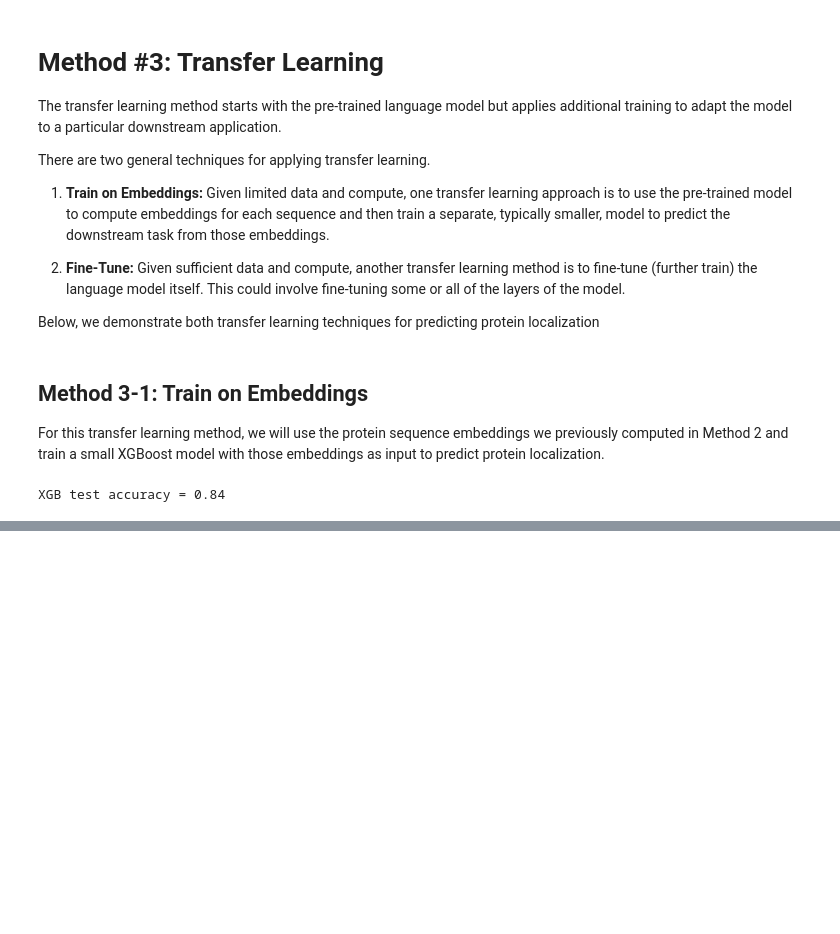
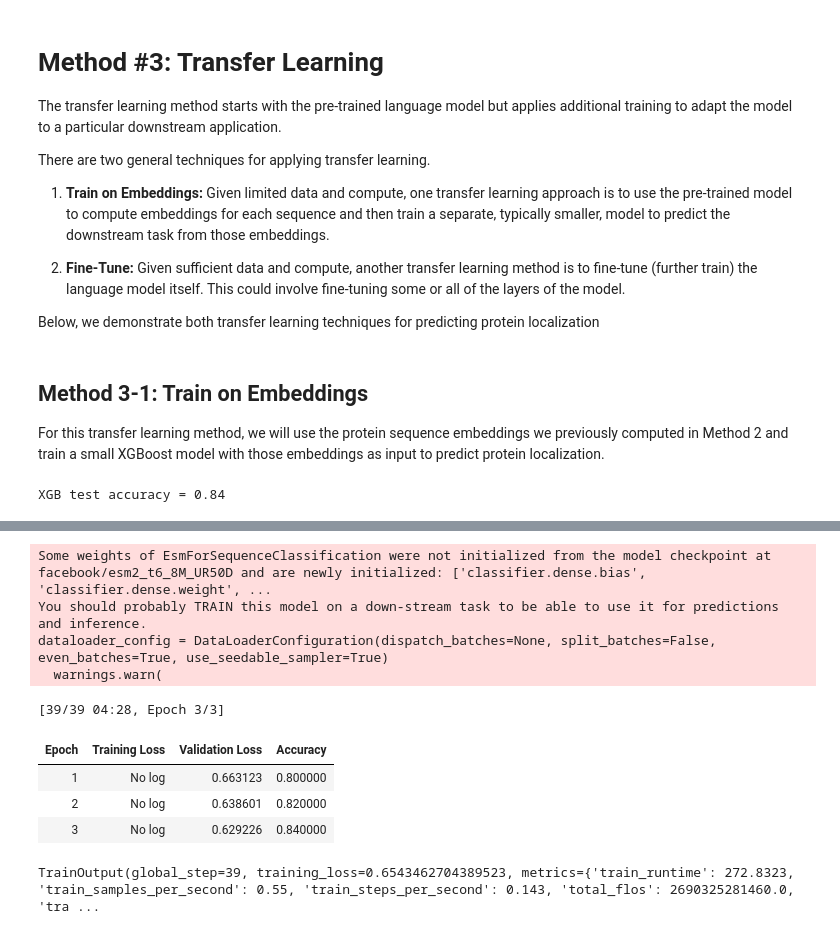
Before and after one commit to swansonk14/language_models_biology, a Jupyter notebook: Protein_Language_Model_Demo.ipynb, the cells around one changed output, grey strips where cells are left out. Drawn from its saved outputs; the diff is of its cells as text; code cells hidden in the pictures; blank space fills up the shorter version.

```diff
--- a/Protein_Language_Model_Demo.ipynb
+++ b/Protein_Language_Model_Demo.ipynb
@@ -458,0 +404,73 @@ TrainOutput(global_step=75, training_loss=0.6280485534667969, metrics={'train_ru
+# %%
+# Specify the ESM2 model
+model_name = "esm2_t6_8M_UR50D"
+model_checkpoint = f"facebook/{model_name}"
+
+# Load a tokenizer that converts amino acids into the format expected by ESM2
+tokenizer = AutoTokenizer.from_pretrained(model_checkpoint)
+
+# Load the ESM2 model
+# Note: Ignore warnings some weights not being initialized since we need this for fine-tuning
+model = AutoModelForSequenceClassification.from_pretrained(model_checkpoint, num_labels=2)
+
+# Tokenize the train and test sequences
+train_tokenized = tokenizer(train["sequences"].tolist())
+test_tokenized = tokenizer(test["sequences"].tolist())
+
+# Convert the train and test sequences into a Dataset object
+train_dataset = Dataset.from_dict(train_tokenized)
+test_dataset = Dataset.from_dict(test_tokenized)
+
+# Add labels to the train and test datasets
+train_dataset = train_dataset.add_column("labels", train["labels"].tolist())
+test_dataset = test_dataset.add_column("labels", test["labels"].tolist())
+
+# Define function to compute accuracy for model evaluation
+def compute_accuracy(eval_pred: tuple[np.ndarray, np.ndarray]) -> float:
+    """Computes the accuracy of predictions.
+
+    :param eval_pred: A tuple of NumPy arrays containing an array of predictions
+      and an array of labels.
+    :return: The accuracy of the predictions.
+    """
+    predictions, labels = eval_pred
+    predictions = np.argmax(predictions, axis=1)
+    return accuracy.compute(predictions=predictions, references=labels)
+
+# Define the ESM2 training arguments
+args = TrainingArguments(
+    f"{model_name}-finetuned-localization",
+    evaluation_strategy="epoch",
+    save_strategy="epoch",
+    learning_rate=2e-5,
+    per_device_train_batch_size=4,
+    per_device_eval_batch_size=4,
+    num_train_epochs=3,
+    weight_decay=0.01,
+    load_best_model_at_end=True,
+    metric_for_best_model="accuracy"
+)
+
+# Set up the Trainer for training the ESM2 model
+trainer = Trainer(
+    model,
+    args,
+    train_dataset=train_dataset,
+    eval_dataset=test_dataset,
+    tokenizer=tokenizer,
+    compute_metrics=compute_accuracy,
+)
+
+# Fine-tune the ESM2 model and evaluate prediction accuracy
+trainer.train()
+# %% [output]
+Some weights of EsmForSequenceClassification were not initialized from the model checkpoint at facebook/esm2_t6_8M_UR50D and are newly initialized: ['classifier.dense.bias', 'classifier.dense.weight', ...
+You should probably TRAIN this model on a down-stream task to be able to use it for predictions and inference.
+dataloader_config = DataLoaderConfiguration(dispatch_batches=None, split_batches=False, even_batches=True, use_seedable_sampler=True)
+  warnings.warn(
+[39/39 04:28, Epoch 3/3]
+| Epoch | Training Loss | Validation Loss | Accuracy |
+| 1 | No log | 0.663123 | 0.800000 |
+| 2 | No log | 0.638601 | 0.820000 |
+| 3 | No log | 0.629226 | 0.840000 |
+TrainOutput(global_step=39, training_loss=0.6543462704389523, metrics={'train_runtime': 272.8323, 'train_samples_per_second': 0.55, 'train_steps_per_second': 0.143, 'total_flos': 2690325281460.0, 'tra ...
```
Also changed, not shown: parts of 37 cells of this notebook.
